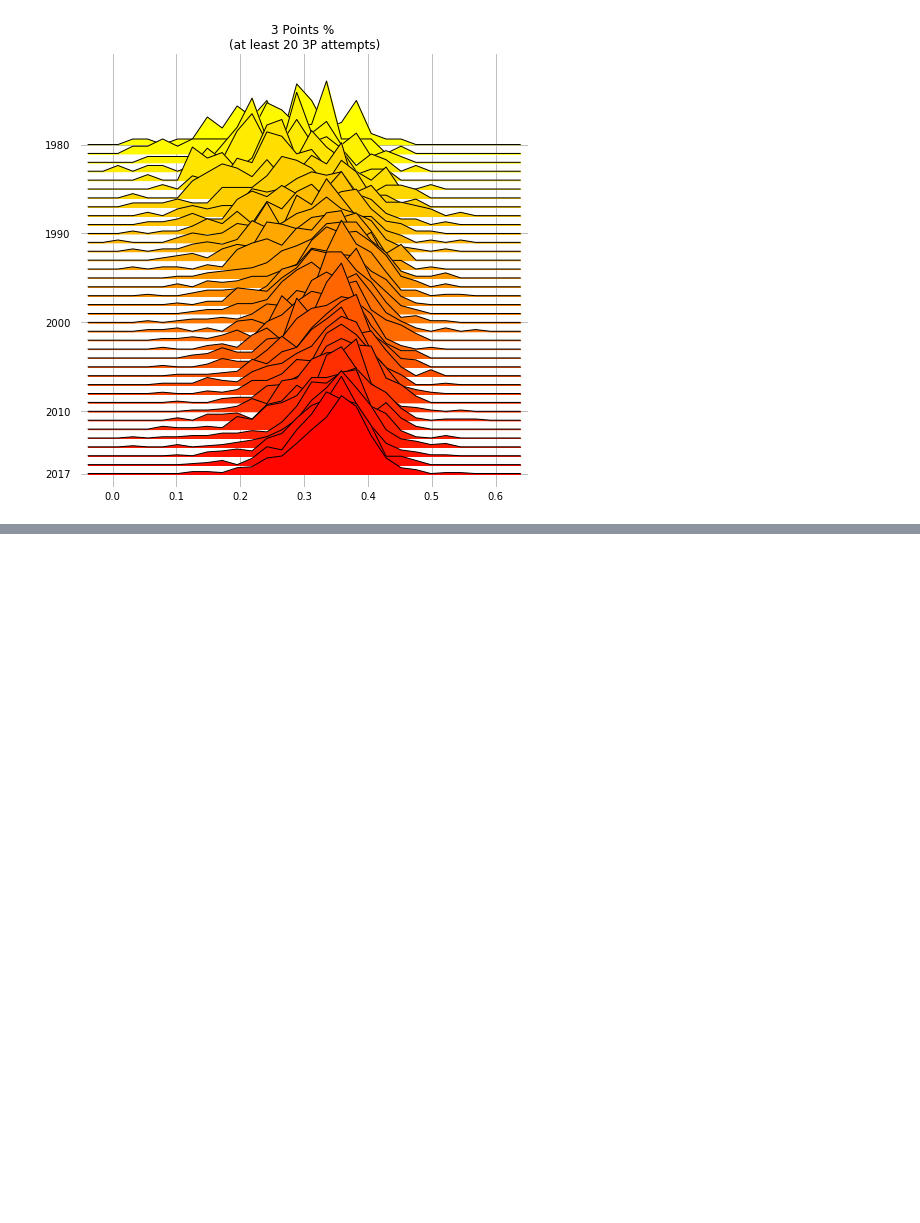
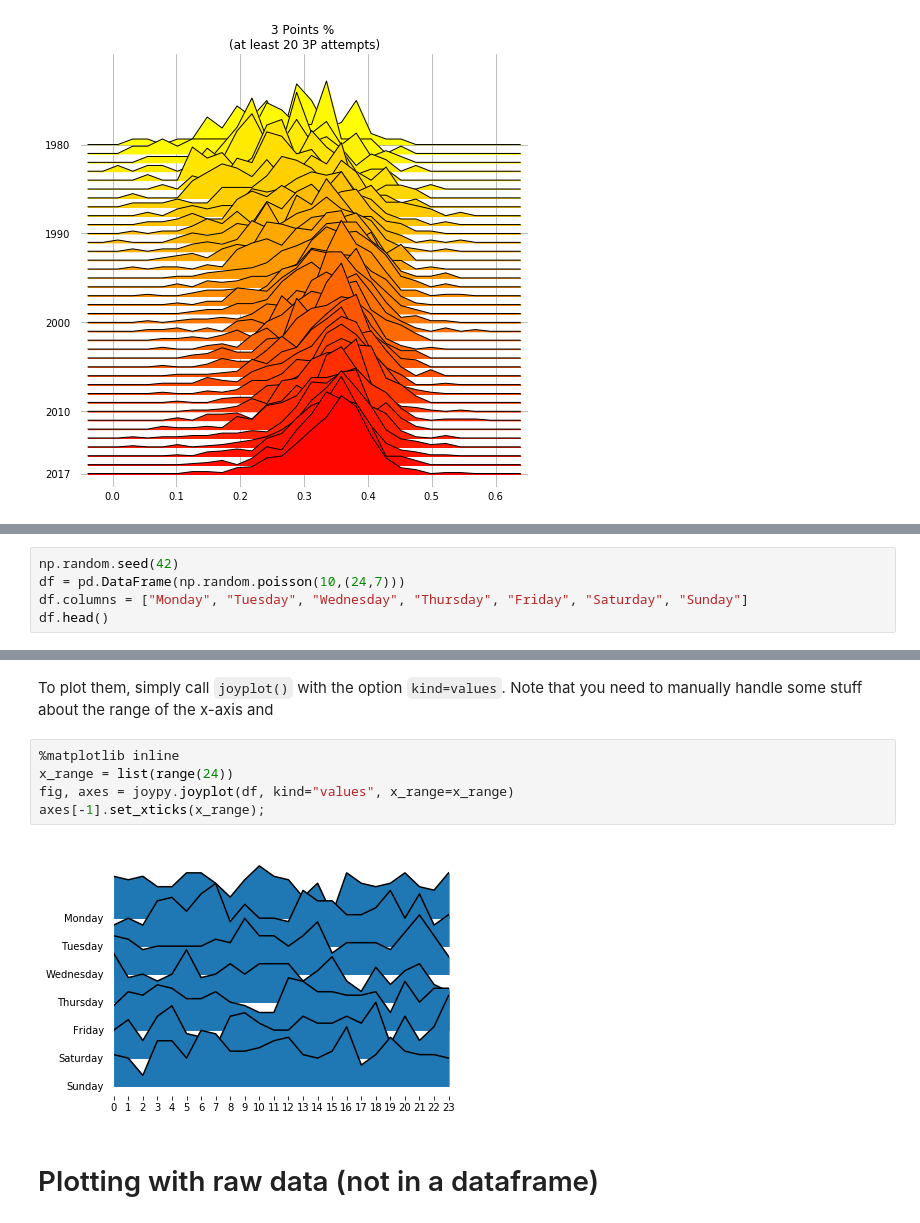
Before and after one commit to leotac/joypy, a Jupyter notebook: Joyplot.ipynb, the cells around one changed output, grey strips where cells are left out. Cells and saved outputs as stored; diff of their text form; blank space fills up the shorter version.

```diff
--- a/Joyplot.ipynb
+++ b/Joyplot.ipynb
@@ -211,0 +220,5 @@ fig, axes = joypy.joyplot(threepoint_shooters, by="Year", column="3P%",
+# %%
+np.random.seed(42)
+df = pd.DataFrame(np.random.poisson(10,(24,7)))
+df.columns = ["Monday", "Tuesday", "Wednesday", "Thursday", "Friday", "Saturday", "Sunday"]
+df.head()
@@ -211,0 +232,12 @@ fig, axes = joypy.joyplot(threepoint_shooters, by="Year", column="3P%",
+# %% [markdown]
+To plot them, simply call `joyplot()` with the option `kind=values`.
+Note that you need to manually handle some stuff about the range of the x-axis and
+# %%
+%matplotlib inline
+x_range = list(range(24))
+fig, axes = joypy.joyplot(df, kind="values", x_range=x_range)
+axes[-1].set_xticks(x_range);
+# %% [output]
+[figure, added]
+# %% [markdown]
+# Plotting with raw data (not in a dataframe)
```
Also changed, not shown: parts of 16 cells of this notebook, 2 other files.
